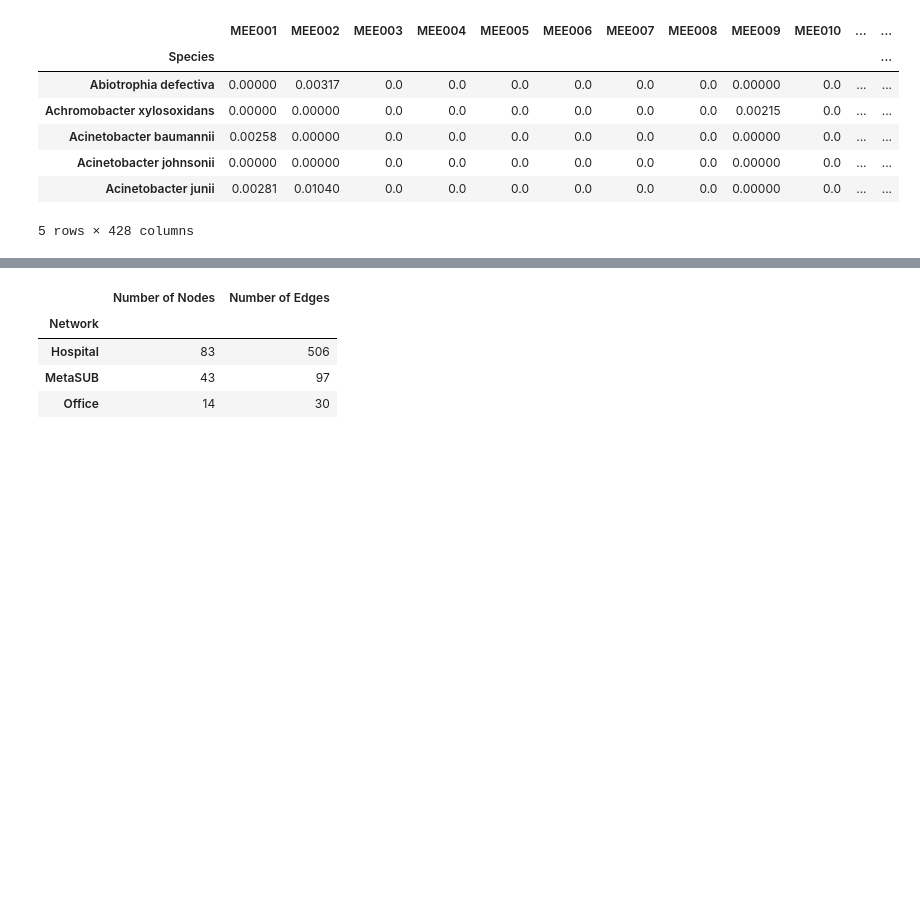
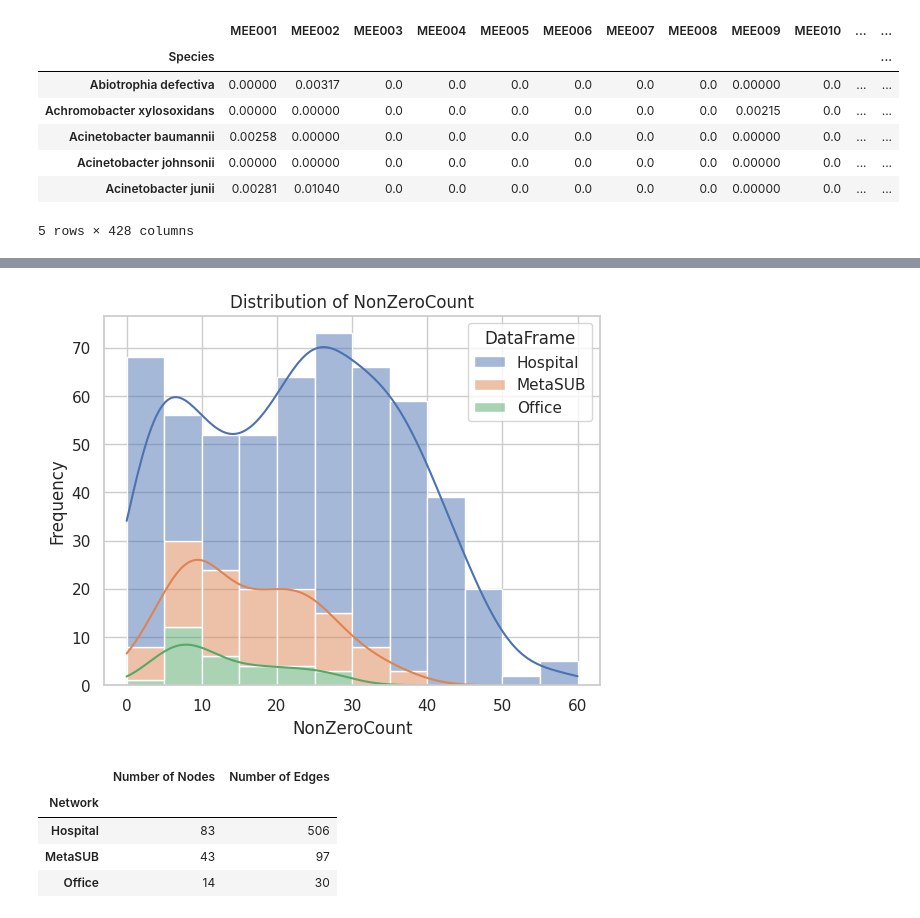
Before and after one commit to RamanLab/Hospital_Microbiome, a Jupyter notebook: 5_Model_properties.ipynb, the cells around one changed output, grey strips where cells are left out. Drawn from its saved outputs; the diff is of its cells as text; code cells hidden in the pictures; blank space fills up the shorter version.

```diff
--- a/5_Model_properties.ipynb
+++ b/5_Model_properties.ipynb
@@ -73,3 +77,35 @@ sample_info['Hospital'].head()
 | Acinetobacter johnsonii | 0.00000 | 0.00000 | 0.0 | 0.0 | 0.0 | 0.0 | 0.0 | 0.0 | 0.00000 | 0.0 | ... | ... |
 | Acinetobacter junii | 0.00281 | 0.01040 | 0.0 | 0.0 | 0.0 | 0.0 | 0.0 | 0.0 | 0.00000 | 0.0 | ... | ... |
 5 rows × 428 columns
+# %%
+def get_non_zero_distribution(df):
+    non_zero_counts = (df != 0).sum()
+    return pd.DataFrame({
+        'Column': non_zero_counts.index,
+        'NonZeroCount': non_zero_counts.values
+    })
+
+# Prepare the data for FacetGrid
+plot_data = []
+for name, df in sample_info.items():
+    df_non_zero_dist = get_non_zero_distribution(df)
+    df_non_zero_dist['DataFrame'] = name
+    plot_data.append(df_non_zero_dist)
+
+plot_data = pd.concat(plot_data)
+
+# Plot the data
+g = sns.FacetGrid(plot_data, col="DataFrame", col_wrap=2, sharex=False, sharey=True, height=4)
+g.map(sns.barplot, 'Column', 'NonZeroCount', order=plot_data['Column'].unique())
+#
+## Adjust the plots
+#for ax in g.axes.flatten():
+#    for label in ax.get_xticklabels():
+#        label.set_rotation(45)
+#    ax.set_ylabel('Non-Zero Count')
+#
+#g.set_titles(col_template="{col_name}")
+#plt.tight_layout()
+#plt.show()
+
+plot_data
@@ -76,3 +126,16 @@ sample_info['Hospital'].head()
+# %%
+# Plotting
+sns.histplot(data=plot_data, x='NonZeroCount', hue='DataFrame', multiple='stack', kde=True)
+
+# Customize the plot
+plt.title('Distribution of NonZeroCount')
+plt.xlabel('NonZeroCount')
+plt.ylabel('Frequency')
+
+# Show the plot
+plt.show()
+# %% [output]
+[figure, added]
 # %%
 # Saving network information from the edge file to the networkx graph
 network_info = {}
```
Also changed, not shown: parts of 19 cells of this notebook.
